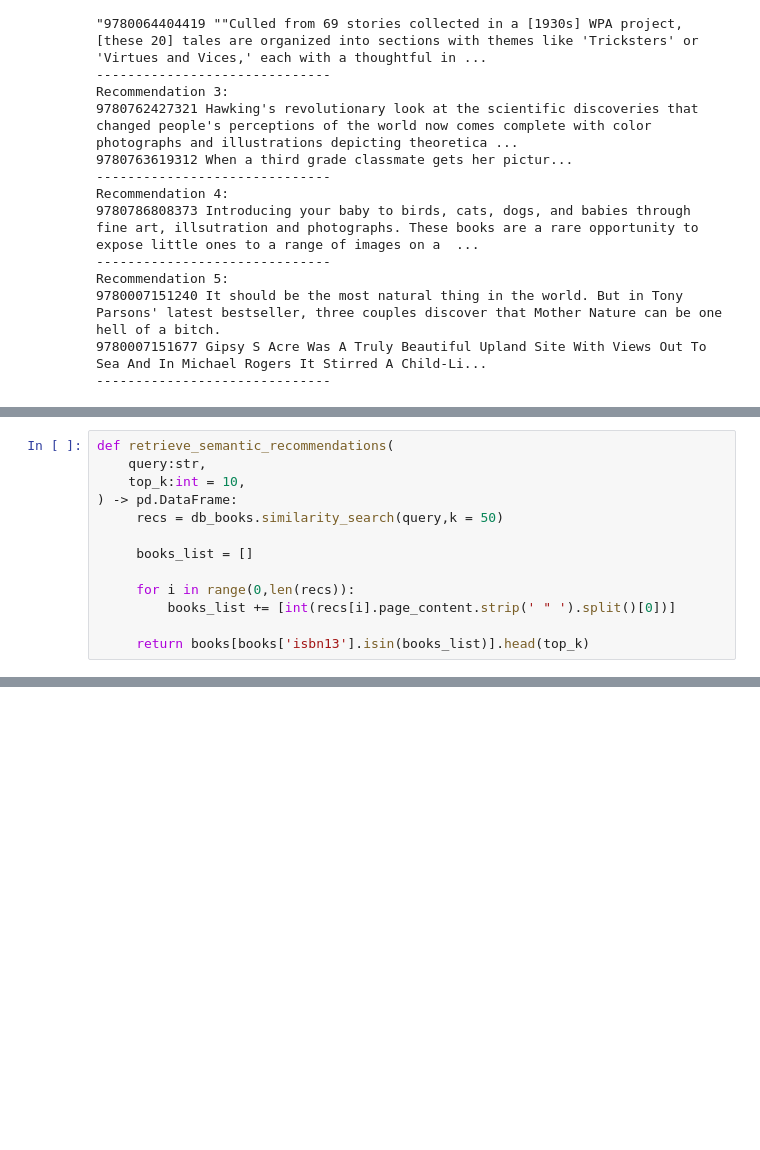
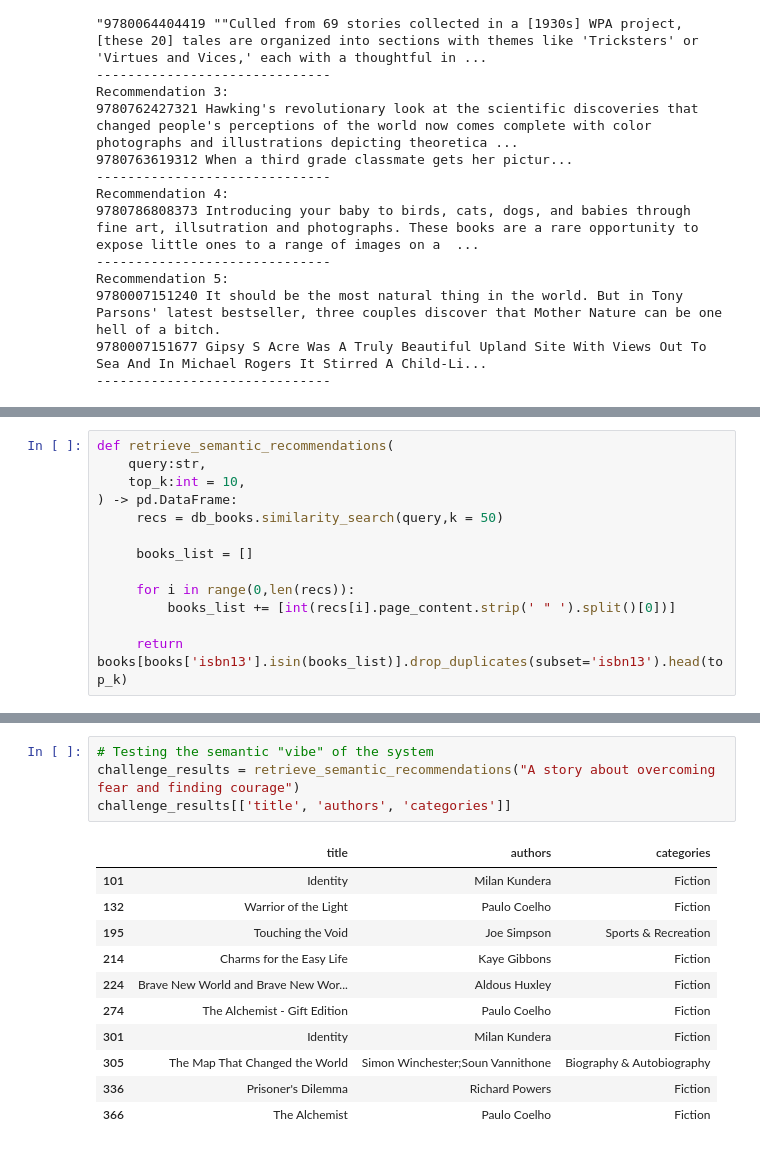
Before and after one commit to codeultr0n/llm-products, a Jupyter notebook: Vector-search.ipynb, the cells around one changed output, grey strips where cells are left out. Saved outputs shown, nothing was run; the diff lists cells and outputs as text; blank space fills up the shorter version.

Commit message:
RAG created - Recommendation engine completed

```diff
--- a/Vector-search.ipynb
+++ b/Vector-search.ipynb
@@ -243,7 +243,7 @@ def retrieve_semantic_recommendations(
      for i in range(0,len(recs)):
          books_list += [int(recs[i].page_content.strip(' " ').split()[0])]
 
-     return books[books['isbn13'].isin(books_list)].head(top_k)
+     return books[books['isbn13'].isin(books_list)].drop_duplicates(subset='isbn13').head(top_k)
 # %%
 retrieve_semantic_recommendations("A Book to teach children about nature")
 # %% [output]
@@ -258,3 +258,19 @@ retrieve_semantic_recommendations("A Book to teach children about nature")
 | 411 | 9780064405478 | 0064405478 | Betsy Was a Junior | Maud Hart Lovelace | Juvenile Fiction | http://books.google.com/books/con... | A small town shortly after the tu... | 1995.0 | ... |
 | 415 | 9780064406307 | 006440630X | The Midwife's Apprentice (rpkg) | Karen Cushman | Juvenile Fiction | http://books.google.com/books/con... | 'Like Cushman's 1995 Newbery Hono... | 1996.0 | ... |
 | 428 | 9780064434942 | 006443494X | A Little House Birthday | Laura Ingalls Wilder | Juvenile Fiction | http://books.google.com/books/con... | Join the Ingalls family as they c... | 1998.0 | ... |
+# %%
+# Testing the semantic "vibe" of the system
+challenge_results = retrieve_semantic_recommendations("A story about overcoming fear and finding courage")
+challenge_results[['title', 'authors', 'categories']]
+# %% [output]
+|  | title | authors | categories |
+| 101 | Identity | Milan Kundera | Fiction |
+| 132 | Warrior of the Light | Paulo Coelho | Fiction |
+| 195 | Touching the Void | Joe Simpson | Sports & Recreation |
+| 214 | Charms for the Easy Life | Kaye Gibbons | Fiction |
+| 224 | Brave New World and Brave New Wor... | Aldous Huxley | Fiction |
+| 274 | The Alchemist - Gift Edition | Paulo Coelho | Fiction |
+| 301 | Identity | Milan Kundera | Fiction |
+| 305 | The Map That Changed the World | Simon Winchester;Soun Vannithone | Biography & Autobiography |
+| 336 | Prisoner's Dilemma | Richard Powers | Fiction |
+| 366 | The Alchemist | Paulo Coelho | Fiction |
```
Also changed, not shown: parts of 1 cell of this notebook.
